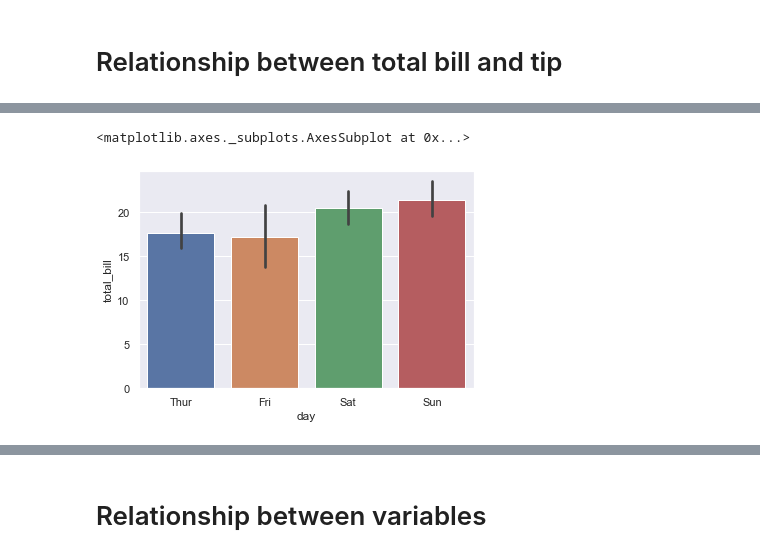
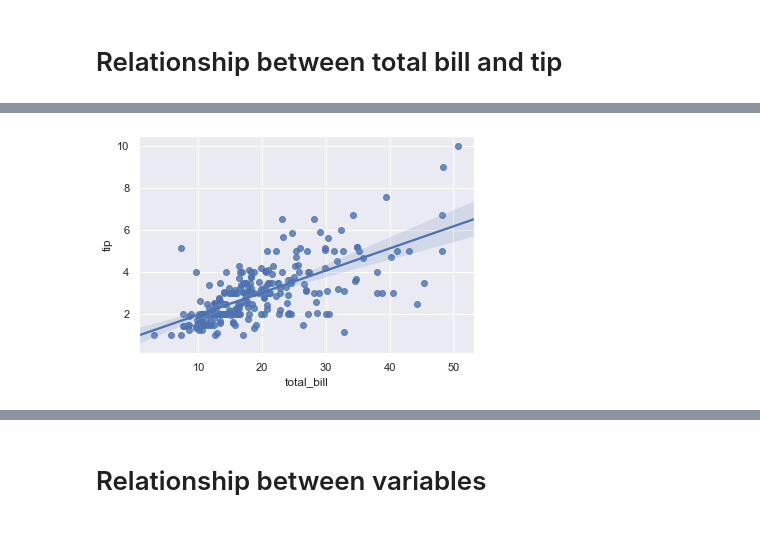
Before and after one commit to ANihill/Fundamentals-Assessment, a Jupyter notebook: Fundamentals of Data Analytics - Assessment.ipynb, the cells around one changed output, grey strips where cells are left out. Cells and saved outputs as stored; diff of their text form; code cells hidden in the pictures.

```diff
--- a/Fundamentals of Data Analytics - Assessment.ipynb
+++ b/Fundamentals of Data Analytics - Assessment.ipynb
@@ -89,5 +121,4 @@ sns.distplot(tips['tip'])
 # %%
-sns.barplot(x='day', y='total_bill', data=tips)
+sns.regplot(x='total_bill', y='tip', data=df);
 # %% [output]
-<matplotlib.axes._subplots.AxesSubplot at 0x...>
-[figure, old version]
+[figure, new version]
```
Also changed, not shown: parts of 31 cells of this notebook.
